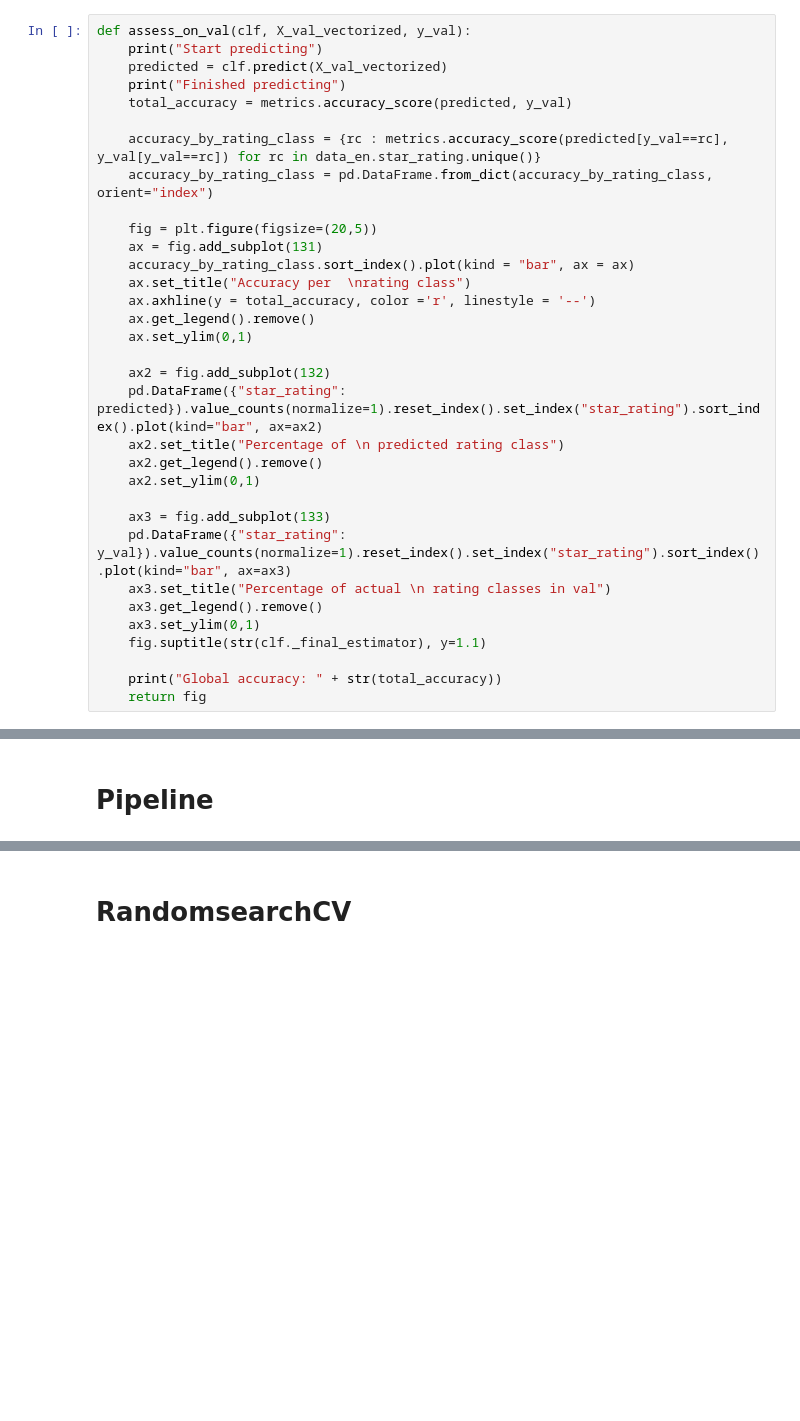
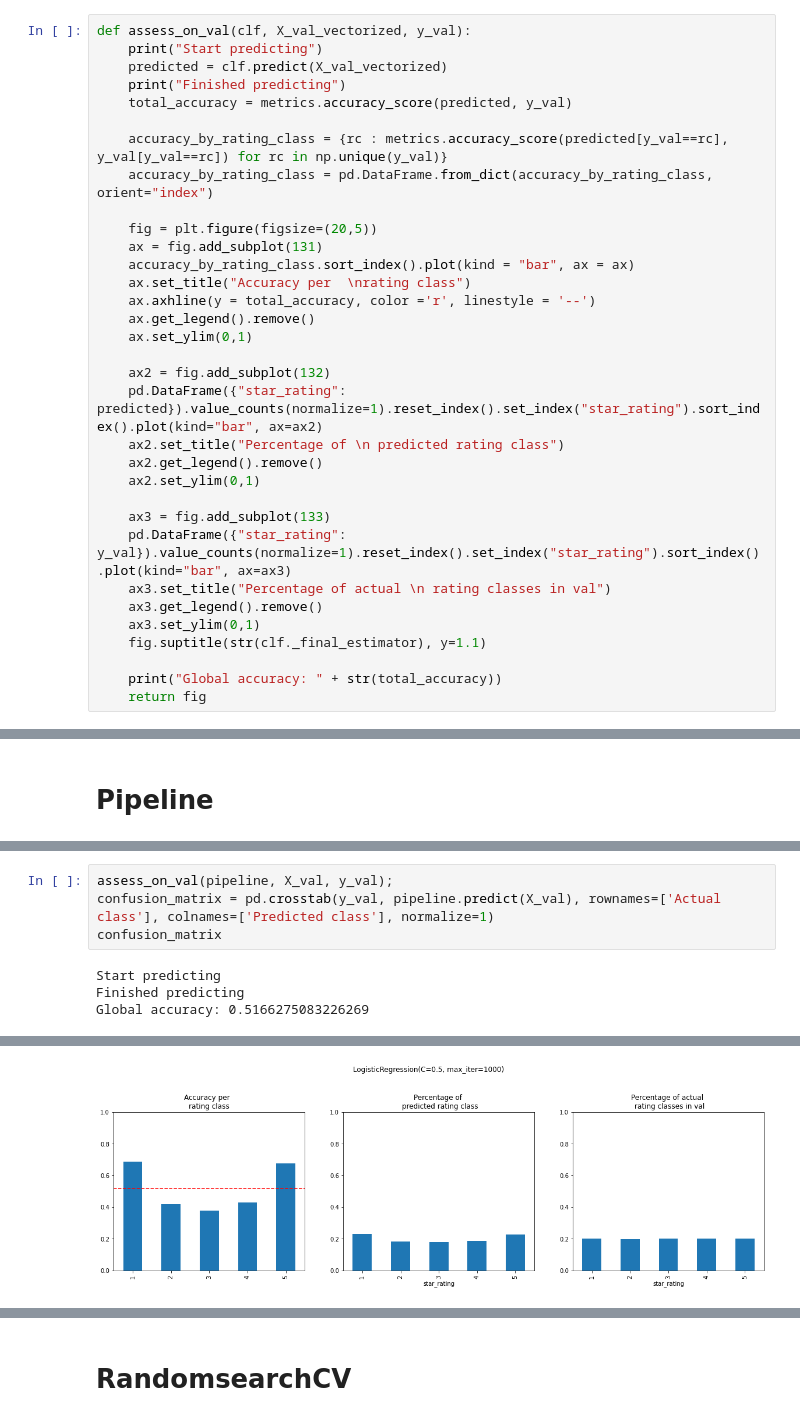
Before and after one commit to LLGH1/dsproject_supply_chain, a Jupyter notebook: model_pipeline_V2.ipynb, the cells around one changed output, grey strips where cells are left out. Drawn from its saved outputs; the diff is of its cells as text; blank space fills up the shorter version.

```diff
--- a/model_pipeline_V2.ipynb
+++ b/model_pipeline_V2.ipynb
@@ -27,7 +28,7 @@ def assess_on_val(clf, X_val_vectorized, y_val):
     print("Finished predicting")
     total_accuracy = metrics.accuracy_score(predicted, y_val)
 
-    accuracy_by_rating_class = {rc : metrics.accuracy_score(predicted[y_val==rc], y_val[y_val==rc]) for rc in data_en.star_rating.unique()}
+    accuracy_by_rating_class = {rc : metrics.accuracy_score(predicted[y_val==rc], y_val[y_val==rc]) for rc in np.unique(y_val)}
     accuracy_by_rating_class = pd.DataFrame.from_dict(accuracy_by_rating_class, orient="index")
 
     fig = plt.figure(figsize=(20,5))
@@ -143,0 +157,8 @@ Global accuracy: 0.5093128904031801
+# %%
+assess_on_val(pipeline, X_val, y_val);
+confusion_matrix = pd.crosstab(y_val, pipeline.predict(X_val), rownames=['Actual class'], colnames=['Predicted class'], normalize=1)
+confusion_matrix
+# %% [output]
+Start predicting
+Finished predicting
+Global accuracy: 0.5166275083226269
@@ -143,0 +172 @@ Global accuracy: 0.5093128904031801
+[figure, added]
```
Also changed, not shown: parts of 24 cells of this notebook, 2 other files.
